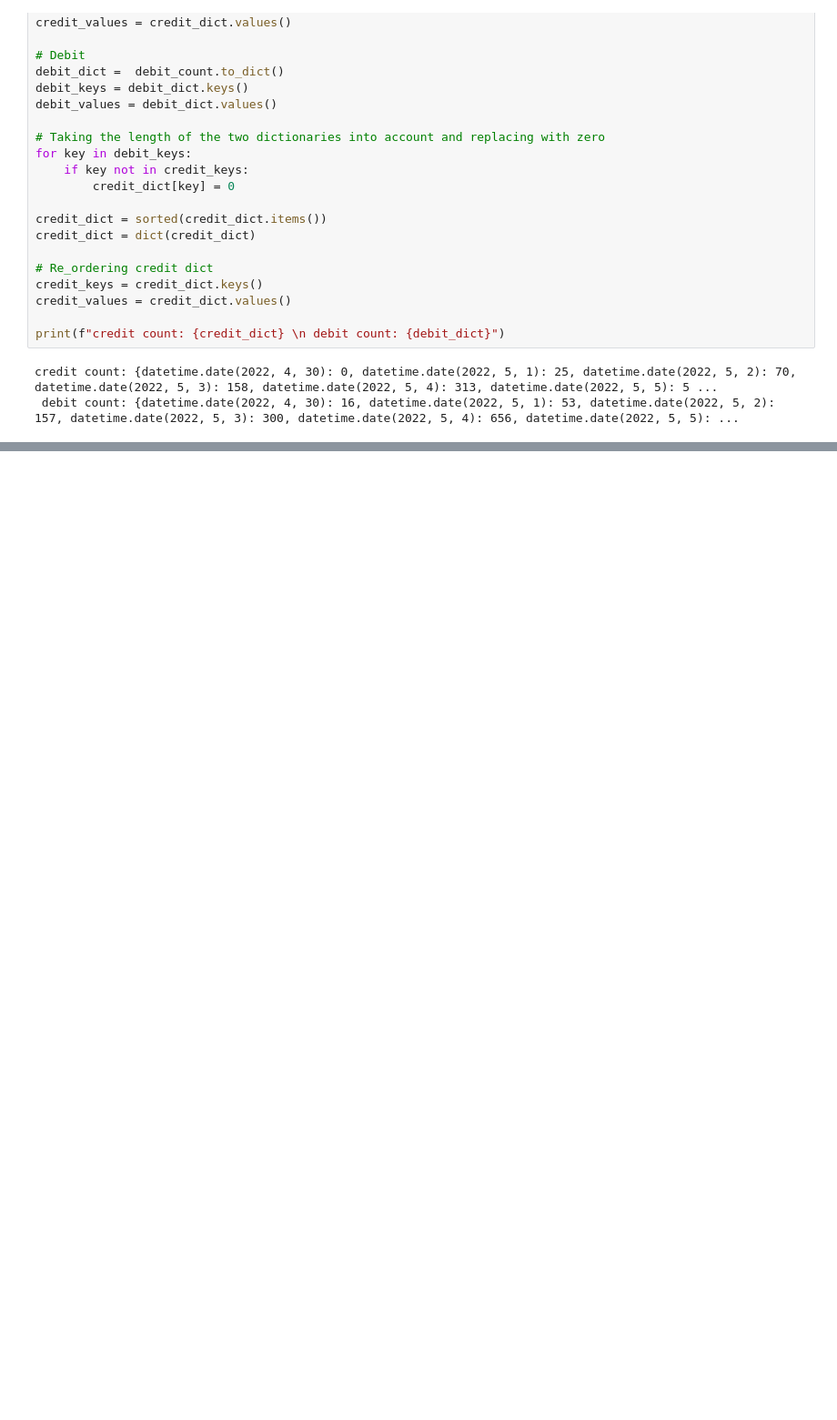
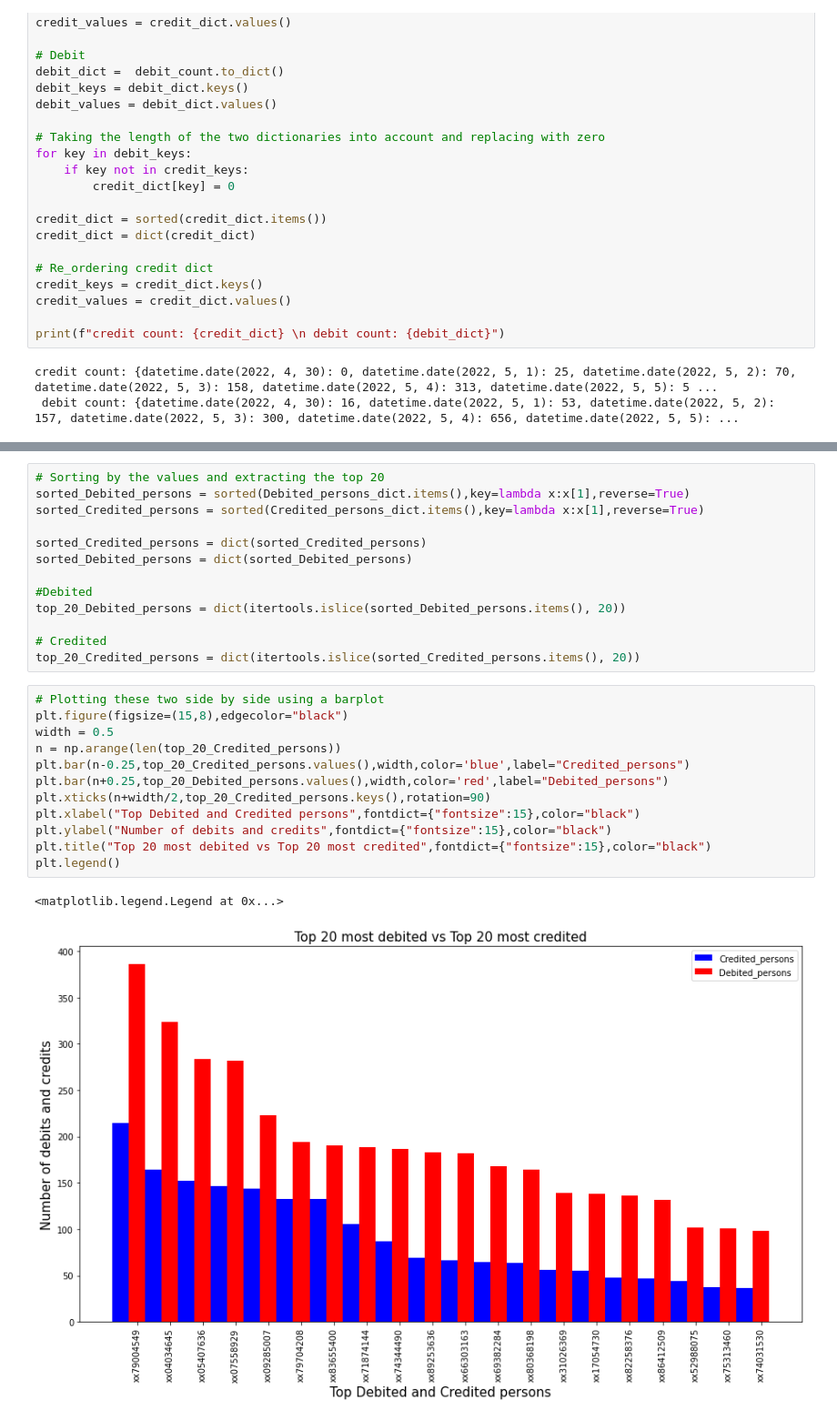
Before and after one commit to Taoheed-O/DATA-ANALYSIS, a Jupyter notebook: SMS/SMS.ipynb, the cells around one changed output, grey strips where cells are left out. Shown: that part at 91% size. Drawn from its saved outputs; the diff is of its cells as text; blank space fills up the shorter version.

```diff
--- a/SMS/SMS.ipynb
+++ b/SMS/SMS.ipynb
@@ -207,0 +239,28 @@ plt.legend()
+# %%
+# Sorting by the values and extracting the top 20
+sorted_Debited_persons = sorted(Debited_persons_dict.items(),key=lambda x:x[1],reverse=True)
+sorted_Credited_persons = sorted(Credited_persons_dict.items(),key=lambda x:x[1],reverse=True)
+
+sorted_Credited_persons = dict(sorted_Credited_persons)
+sorted_Debited_persons = dict(sorted_Debited_persons)
+
+#Debited
+top_20_Debited_persons = dict(itertools.islice(sorted_Debited_persons.items(), 20))
+
+# Credited
+top_20_Credited_persons = dict(itertools.islice(sorted_Credited_persons.items(), 20))
+# %%
+# Plotting these two side by side using a barplot
+plt.figure(figsize=(15,8),edgecolor="black")
+width = 0.5
+n = np.arange(len(top_20_Credited_persons))
+plt.bar(n-0.25,top_20_Credited_persons.values(),width,color='blue',label="Credited_persons")
+plt.bar(n+0.25,top_20_Debited_persons.values(),width,color='red',label="Debited_persons")
+plt.xticks(n+width/2,top_20_Credited_persons.keys(),rotation=90)
+plt.xlabel("Top Debited and Credited persons",fontdict={"fontsize":15},color="black")
+plt.ylabel("Number of debits and credits",fontdict={"fontsize":15},color="black")
+plt.title("Top 20 most debited vs Top 20 most credited",fontdict={"fontsize":15},color="black")
+plt.legend()
+# %% [output]
+<matplotlib.legend.Legend at 0x...>
+[figure, added]
```
Also changed, not shown: parts of 4 cells of this notebook.
